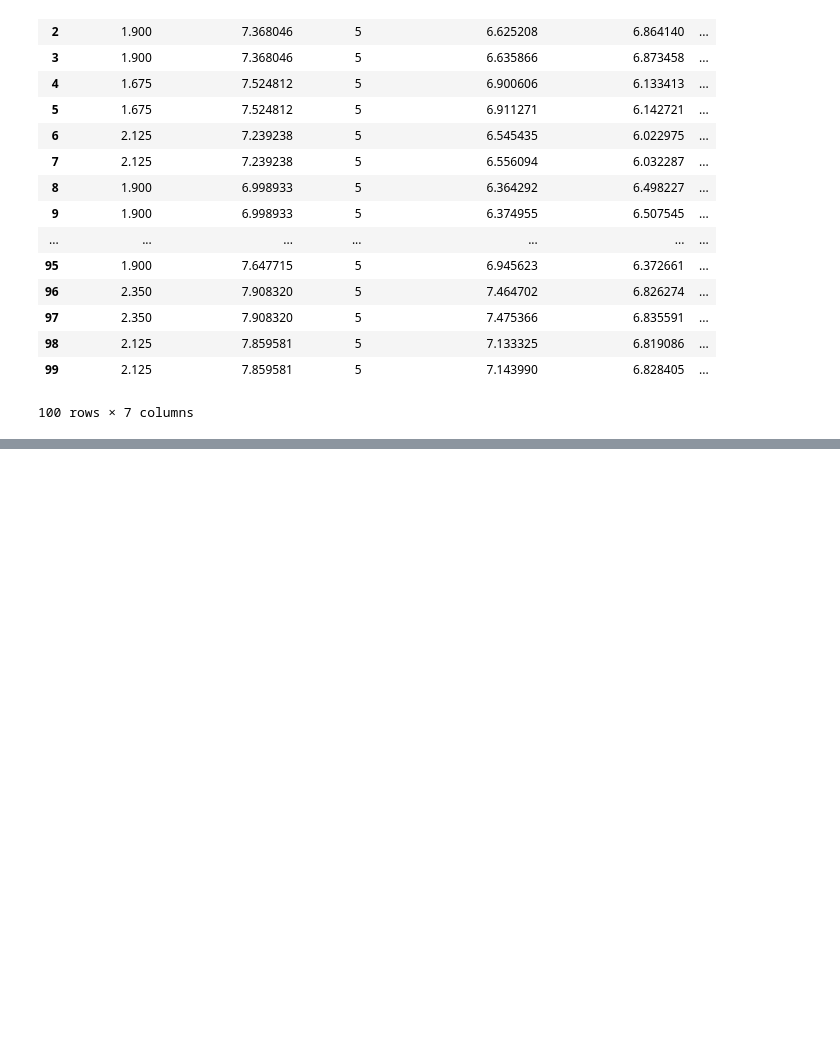
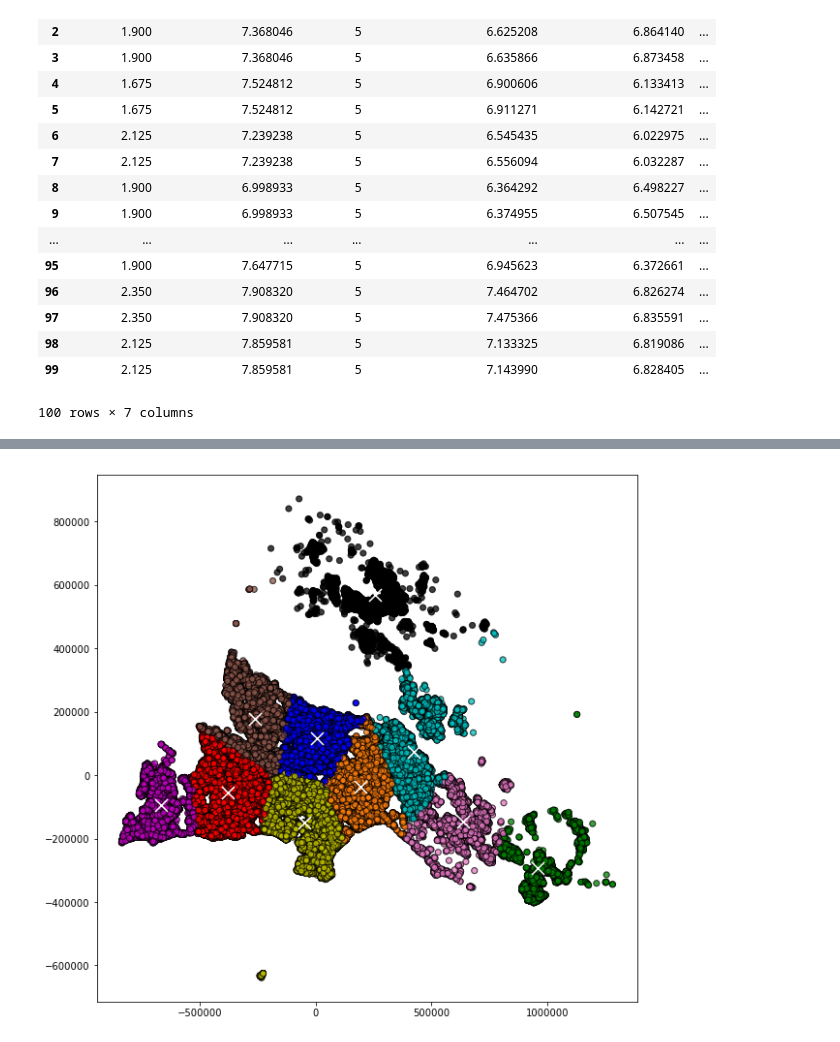
Before and after one commit to ashuyadav93/Zillow-Home-Value-Prediction, a Jupyter notebook: HW3.ipynb, the cells around one changed output, grey strips where cells are left out. Cells and saved outputs as stored; diff of their text form; code cells hidden in the pictures; blank space fills up the shorter version.

Commit message:
kmeans and distance function

```diff
--- a/HW3.ipynb
+++ b/HW3.ipynb
@@ -118,3 +125,10 @@ q1_data.iloc[0:100,:]
 | 98 | 2.125 | 7.859581 | 5 | 7.133325 | 6.819086 | ... |
 | 99 | 2.125 | 7.859581 | 5 | 7.143990 | 6.828405 | ... |
 100 rows × 7 columns
+# %%
+distance_columns = ['latitude', 'longitude', 'bathroomcnt', 'regionidcounty', 'regionidzip', 'propertylandusetypeid']
+q2_data = total_data[distance_columns]
+q2_data = q2_data.dropna(how='all')
+q2_data['regionidzip'] = q2_data['regionidzip'].fillna(q2_data['regionidzip'].mode()[0])
+q2_data.head()
+# euclidean_distances(q2_data, q2_data)
@@ -120,0 +142,18 @@ q1_data.iloc[0:100,:]
+# %%
+reduced_data = PCA(n_components=2).fit_transform(q2_data)
+kmeans = KMeans(n_clusters=10, random_state=0).fit(reduced_data)
+labels = kmeans.predict(reduced_data)
+q2_data.loc[:, 'label'] = kmeans.labels_
+centroids = kmeans.cluster_centers_
+# %%
+fig = plt.figure(figsize=(10, 10))
+colmap = {1: 'r', 2: 'g', 3: 'b', 4: 'c', 5: 'm', 6: 'y',7:'k',8:'tab:orange',9:'tab:brown',10:'tab:pink'}
+
+# colors = map(lambda x: colmap[x+1], labels)
+colors = [colmap[x+1] for x in labels]
+plt.scatter(reduced_data[:,0], reduced_data[:,1], c=colors, alpha=0.5, edgecolor='k')
+for idx, centroid in enumerate(centroids):
+    plt.scatter(*centroid, c='w', marker='x',zorder=10, s=170)
+plt.show()
+# %% [output]
+[figure, added]
```
Also changed, not shown: parts of 2 cells of this notebook.
